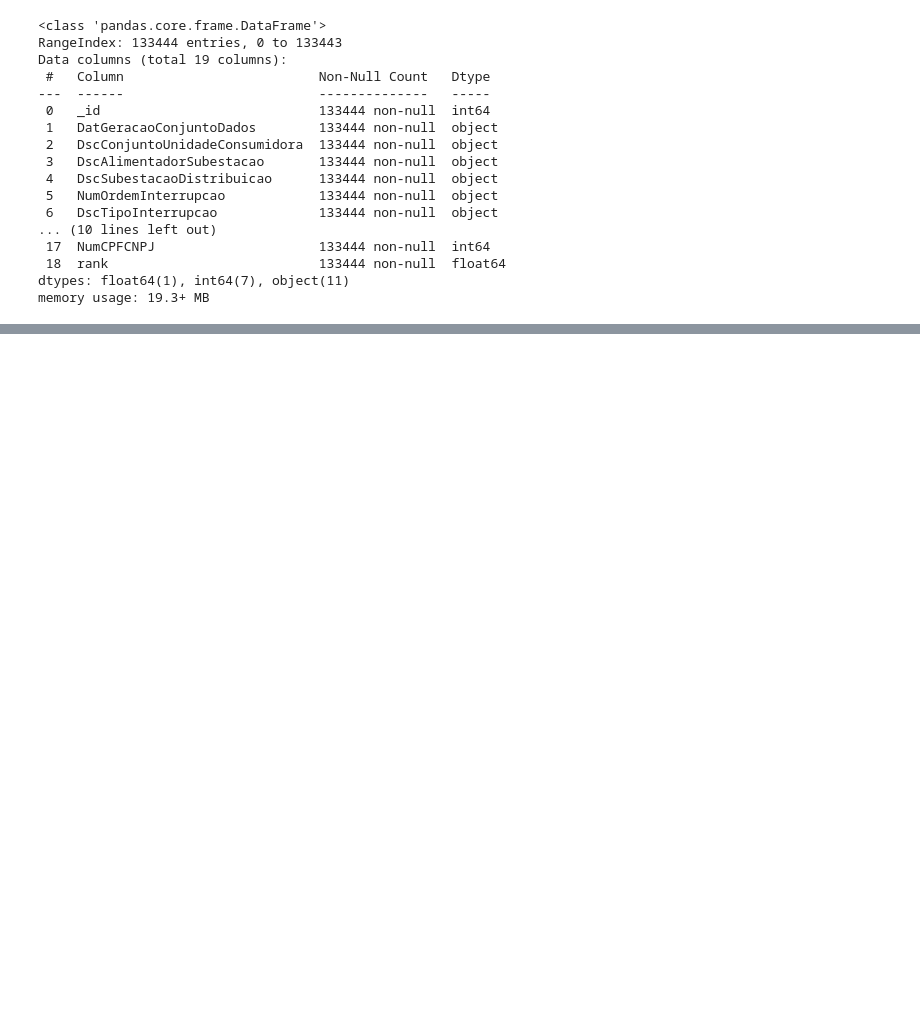
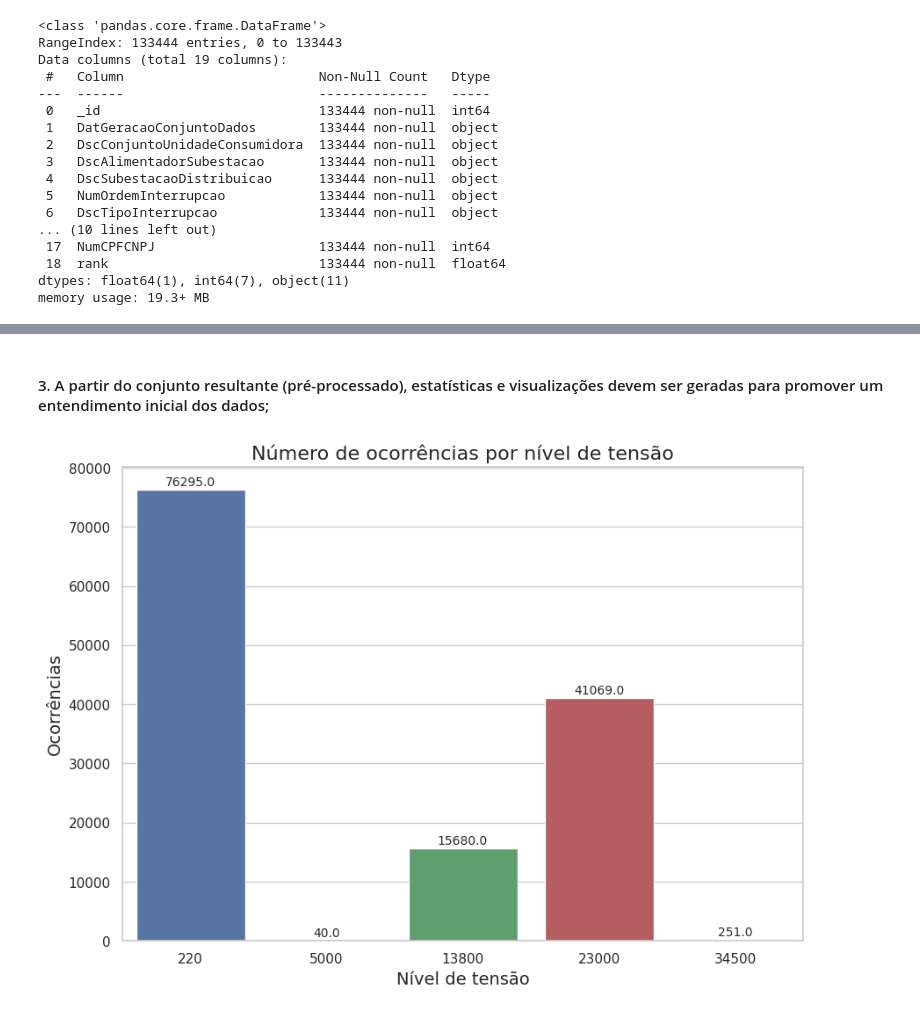
Before and after one commit to theHprogrammer-UFSCWORKS/ANEEL_REGRESSION, a Jupyter notebook: tf.ipynb, the cells around one changed output, grey strips where cells are left out. Cells and saved outputs as stored; diff of their text form; code cells hidden in the pictures; blank space fills up the shorter version.

Commit message:
Pré-processamento e Visualização de dados

```diff
--- a/tf.ipynb
+++ b/tf.ipynb
@@ -189,0 +418,5 @@ memory usage: 19.3+ MB
+# %%
+# Criar uma nova coluna chamada DatSemana contendo se a DatInicioInterrupcao é 'Dia de semana' ou 'Fim de semana'
+df_analise['DatSemana'] = np.where(pd.to_datetime(df_analise['DatInicioInterrupcao']).dt.dayofweek < 5, 'Dia de semana', 'Fim de semana')
+
+df_analise.head()
@@ -189,0 +430,12 @@ memory usage: 19.3+ MB
+# %%
+# Criar uma nova coluna chamada DatFeriado contedo False ou True se a DatInicioInterrupcao é feriado ou não
+holiday_list = []
+for holiday in holidays.Brazil(years=[2023]).items():
+    holiday_list.append(holiday)
+
+holidays_df = pd.DataFrame(holiday_list, columns=["date", "holiday"])
+pd.to_datetime(holidays_df['date'])
+
+df_analise['DatFeriado'] = np.where(pd.to_datetime(df_analise['DatInicioInterrupcao']).dt.date.isin(holidays_df['date']), True, False)
+
+df_analise.head()
@@ -189,0 +449,5 @@ memory usage: 19.3+ MB
+# %%
+# Cálculo do tempo total de interrupção em minutos
+df_analise['TempoTotalInterrupcao'] = (pd.to_datetime(df_analise['DatFimInterrupcao']) - pd.to_datetime(df_analise['DatInicioInterrupcao'])).dt.total_seconds() / 60
+
+df_analise.head()
@@ -189,0 +461,27 @@ memory usage: 19.3+ MB
+# %% [markdown]
+#### 3. A partir do conjunto resultante (pré-processado), estatísticas e visualizações devem ser geradas para promover um entendimento inicial dos dados;
+# %%
+# 1. Quantidade de interrupções por nível de tensão
+# Descrição do por que fazer essa análise:
+
+# Criar um DataFrame com o número de ocorrências por nível de tensão
+df_nivel_tensao = df_analise.groupby('NumNivelTensao')['NumNivelTensao'].count().to_frame('Ocorrencias').reset_index()
+
+# Plotar o gráfico
+sns.set_theme(style="whitegrid")
+plt.figure(figsize=(10, 7))
+ax = sns.barplot(x="NumNivelTensao", y="Ocorrencias", data=df_nivel_tensao)
+ax.set_title("Número de ocorrências por nível de tensão", fontsize=16)
+ax.set_xlabel("Nível de tensão", fontsize=14)
+ax.set_ylabel("Ocorrências", fontsize=14)
+for p in ax.patches:
+    ax.annotate(text = p.get_height(),
+                xy = (p.get_x() + p.get_width() / 2, p.get_height()),
+                ha='center',
+                va='center',
+                size=10,
+                xytext=(0, 6),
+                textcoords='offset points')
+plt.show()
+# %% [output]
+[figure, added]
```
Also changed, not shown: parts of 39 cells of this notebook.
